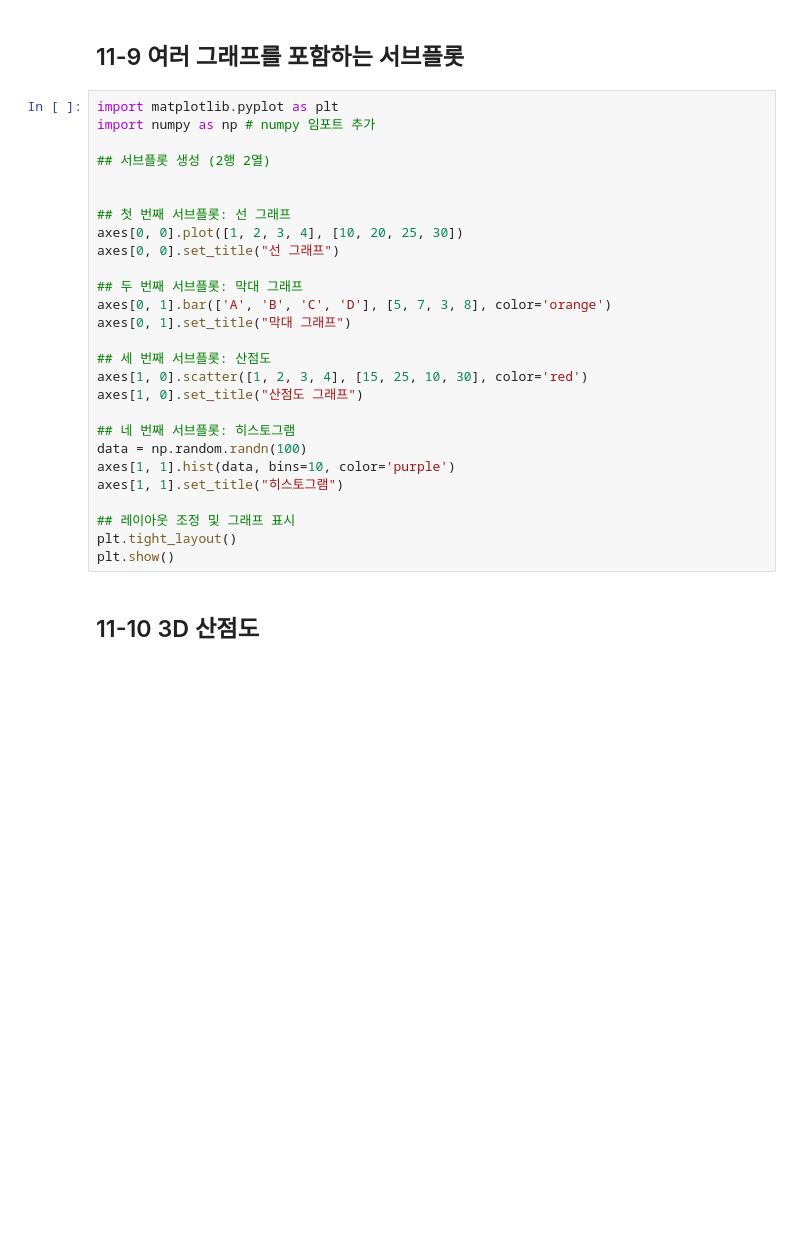
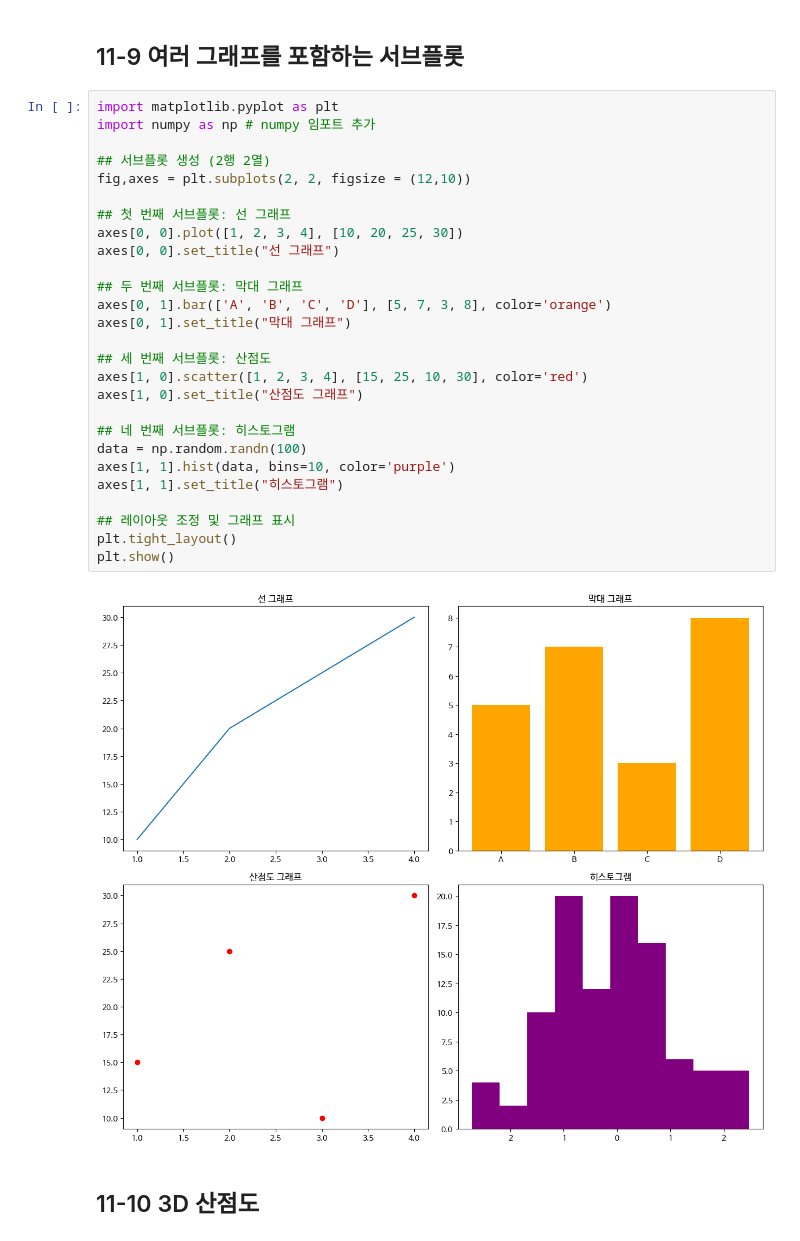
Before and after one commit to hr7git/Data-Analysis-with-Open-Source, a Jupyter notebook: 오픈소스_데이터_분석_11강.ipynb, the cells around one changed output. Drawn from its saved outputs; the diff is of its cells as text; blank space fills up the shorter version.

```diff
--- a/오픈소스_데이터_분석_11강.ipynb
+++ b/오픈소스_데이터_분석_11강.ipynb
@@ -234,30 +234,32 @@ plt.show()
 # %%
 import matplotlib.pyplot as plt
 import numpy as np # numpy 임포트 추가
 
 ## 서브플롯 생성 (2행 2열)
-
+fig,axes = plt.subplots(2, 2, figsize = (12,10))
 
 ## 첫 번째 서브플롯: 선 그래프
 axes[0, 0].plot([1, 2, 3, 4], [10, 20, 25, 30])
 axes[0, 0].set_title("선 그래프")
 
 ## 두 번째 서브플롯: 막대 그래프
 axes[0, 1].bar(['A', 'B', 'C', 'D'], [5, 7, 3, 8], color='orange')
 axes[0, 1].set_title("막대 그래프")
 
 ## 세 번째 서브플롯: 산점도
 axes[1, 0].scatter([1, 2, 3, 4], [15, 25, 10, 30], color='red')
 axes[1, 0].set_title("산점도 그래프")
 
 ## 네 번째 서브플롯: 히스토그램
 data = np.random.randn(100)
 axes[1, 1].hist(data, bins=10, color='purple')
 axes[1, 1].set_title("히스토그램")
 
 ## 레이아웃 조정 및 그래프 표시
 plt.tight_layout()
 plt.show()
+# %% [output]
+[figure, added]
 # %% [markdown]
 ## 11-10 3D 산점도
 # %%
```
Also changed, not shown: parts of 8 cells of this notebook.
